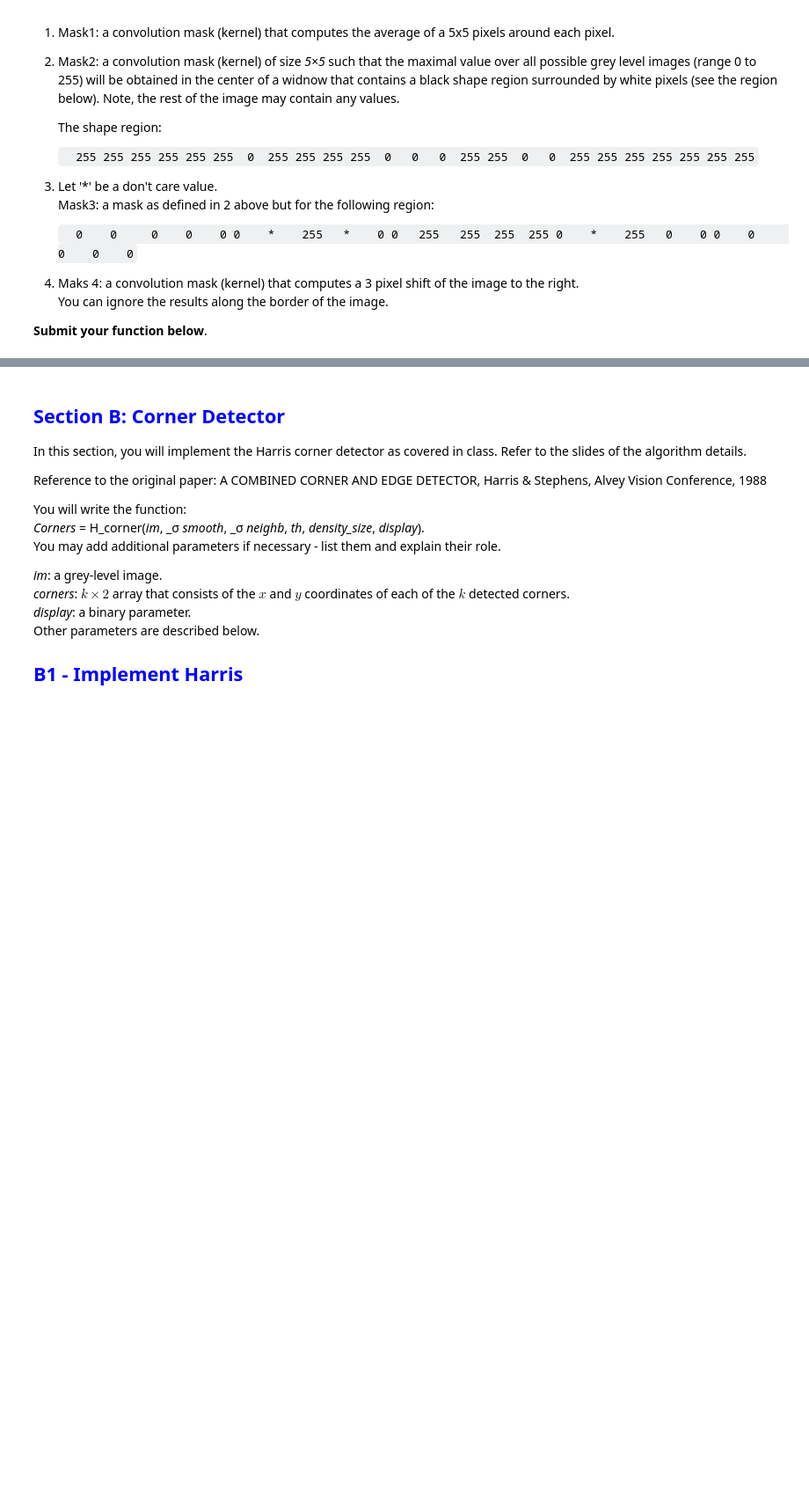
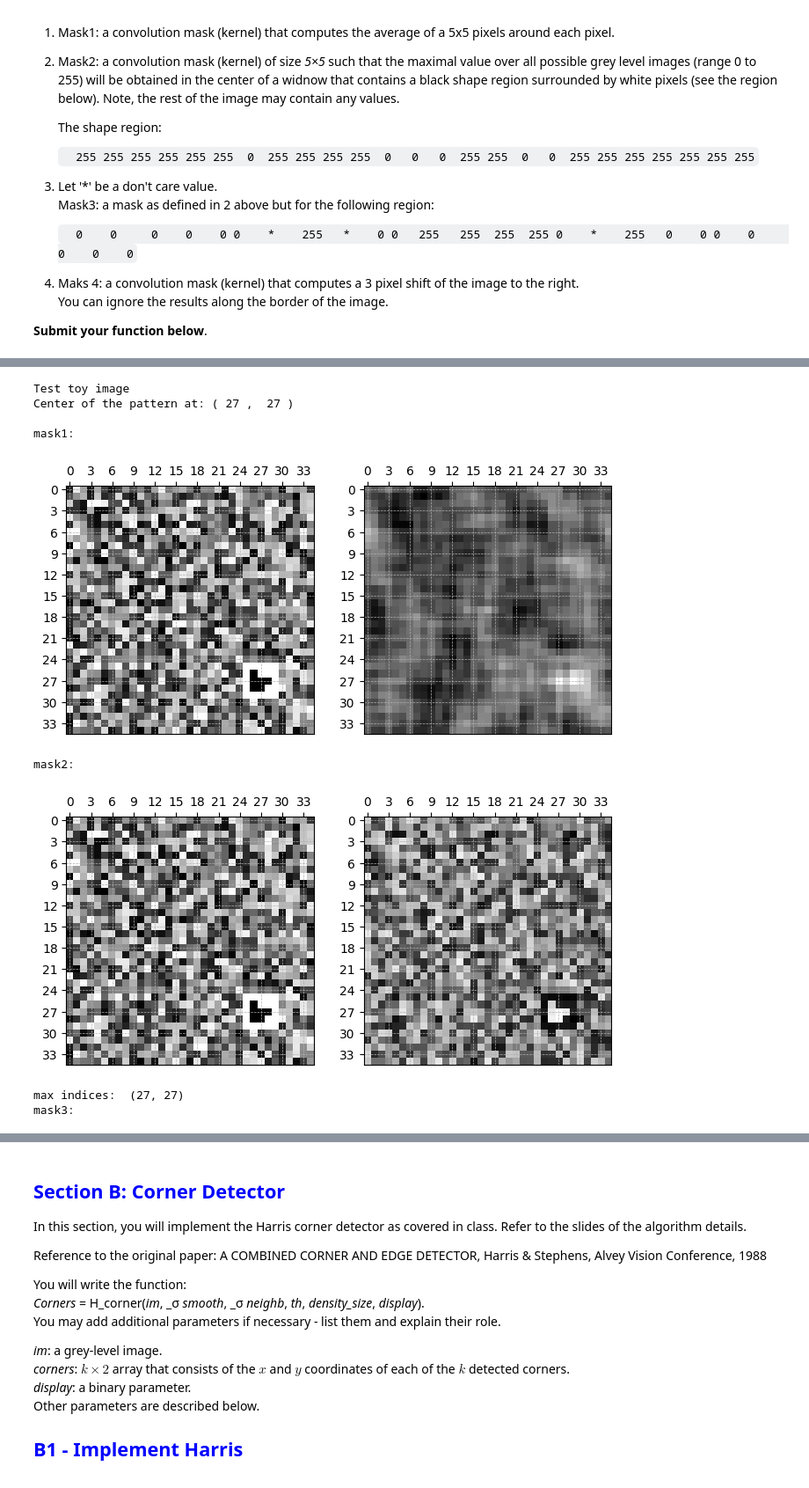
Before and after one commit to haeshed/classic-computer-vision, a Jupyter notebook: Ex1-updated/EX1-updated-1.ipynb, the cells around one changed output, grey strips where cells are left out. Shown at 88% size. Saved outputs shown, nothing was run; the diff lists cells and outputs as text; code cells hidden in the pictures; blank space fills up the shorter version.

```diff
--- a/Ex1-updated/EX1-updated-1.ipynb
+++ b/Ex1-updated/EX1-updated-1.ipynb
@@ -337,23 +272,3 @@ inverse_k[0][0] = -1
 mask3 = convolve2d(mask3, inverse_k, mode='same')
 
 mask4 = [[0, 0, 0, 0, 0, 0, 1]]
-# %%
-# set image dimentions
-dimx, dimy = 35, 35
-i, j = random.randint(3, dimx-6), random.randint(3,
-                                                 dimy-6)  # i for y axis, j for x axis
-print("center of pattern in: (", i+2,", ", j+2, ")\n")
-
-# uncommment to init toy image:
-# img_2, img_3 = np.full((dimx, dimy), 255), np.full((dimx, dimy), 255)
-# uncommment to init random image:
-img_2, img_3 = np.random.randint(0, 256, size=(dimx, dimy), dtype=np.uint8),np.random.randint(0, 256, size=(dimx, dimy), dtype=np.uint8)
-
-
-img_1 = "heart1.jpg"
-img_2[i:i+len(M_2_base[0]), j:j+len(M_2_base[1])] = M_2_base
-img_3[i:i+len(M_3_base[0]), j:j+len(M_3_base[1])] = M_3_base
-# uncommment to test with heart image:
-# test_A(img_1)
-# uncommment to test with created images:
-test_B(img_2, img_3)
@@ -372,0 +275,60 @@ mask4:
+# %%
+def test_toy_image():
+    """
+    Test function for creating and testing images with a toy pattern.
+
+    - Set image dimensions (dimx, dimy) to input
+    - Generate random starting coordinates (i, j) for the pattern.
+    - Choose between a clean or random background for two images.
+    - Place the pattern in the images at the specified coordinates.
+    """
+    print("Test toy image")
+
+    # Set image dimensions
+    dimx, dimy = 35, 35
+
+    # Generate random starting coordinates for the pattern
+    i, j = random.randint(3, dimx-6), random.randint(3, dimy-6)
+    print("Center of the pattern at: (", i+2, ", ", j+2, ")\n")
+
+    # Choose clean or random background for two images
+    img_2, img_3 = np.random.randint(0, 256, size=(dimx, dimy), dtype=np.uint8), np.random.randint(0, 256, size=(dimx, dimy), dtype=np.uint8)
+    # Uncomment for clean background:
+    # img_2, img_3 = np.full((dimx, dimy), 255), np.full((dimx, dimy), 255)
+
+    # Place the toy pattern in the images
+    img_2[i:i+len(M_2_base[0]), j:j+len(M_2_base[1])] = M_2_base
+    img_3[i:i+len(M_3_base[0]), j:j+len(M_3_base[1])] = M_3_base
+
+    # Call test_B function to visualize and analyze the created images
+    test_B(img_2, img_3)
+
+
+def test_upload_image():
+    """
+    Test function for creating and testing uploaded images.
+
+    - Set the path of the uploaded image.
+    - Call test_A function to visualize and analyze the uploaded image.
+    """
+    print("Test uploaded image")
+
+    # Set the path of the uploaded image
+    img_1 = "heart1.jpg"
+
+    # Call test_A function to visualize and analyze the uploaded imag
+    test_A(img_1)
+
+# Uncomment to test
+test_toy_image()
+test_upload_image()
+# %% [output]
+Test toy image
+Center of the pattern at: ( 27 ,  27 )
+
+mask1:
+[figure, added]
+mask2:
+[figure, added]
+max indices:  (27, 27)
+mask3:
```
Also changed, not shown: parts of 6 cells of this notebook.
